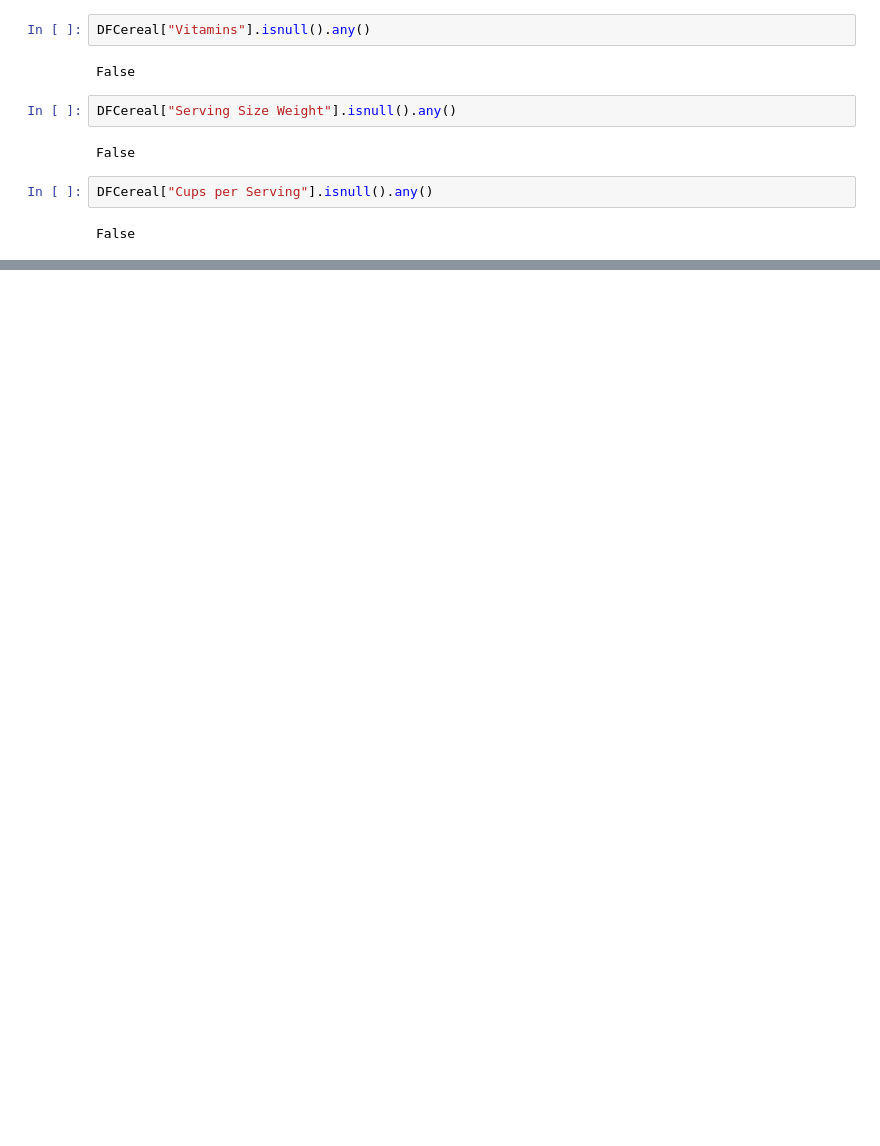
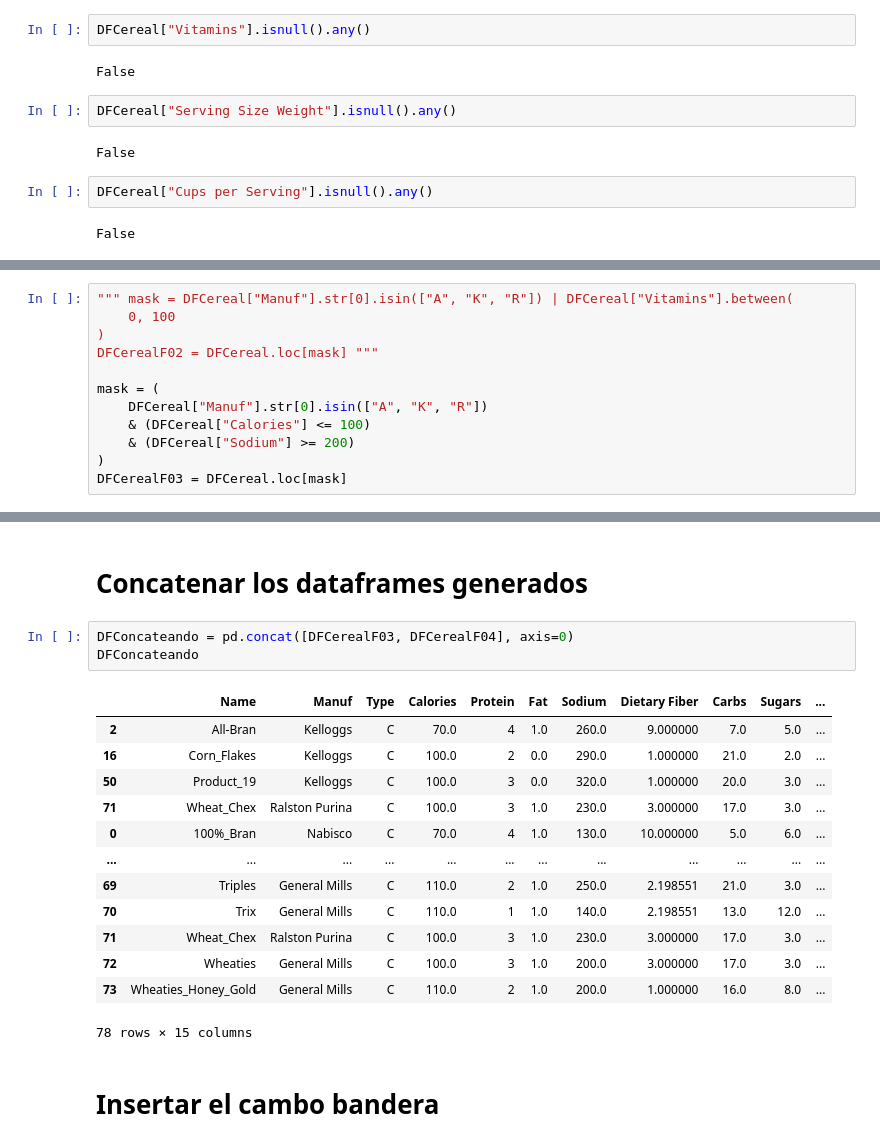
Before and after one commit to Kevin12-0/python-practics, a Jupyter notebook: ejecicios/notebook.ipynb, the cells around one changed output, grey strips where cells are left out. Saved outputs shown, nothing was run; the diff lists cells and outputs as text; blank space fills up the shorter version.

Commit message:
CAMPO BANDERA

```diff
--- a/ejecicios/notebook.ipynb
+++ b/ejecicios/notebook.ipynb
@@ -502,0 +629,12 @@ False
+# %%
+""" mask = DFCereal["Manuf"].str[0].isin(["A", "K", "R"]) | DFCereal["Vitamins"].between(
+    0, 100
+)
+DFCerealF02 = DFCereal.loc[mask] """
+
+mask = (
+    DFCereal["Manuf"].str[0].isin(["A", "K", "R"])
+    & (DFCereal["Calories"] <= 100)
+    & (DFCereal["Sodium"] >= 200)
+)
+DFCerealF03 = DFCereal.loc[mask]
@@ -502,0 +674,21 @@ False
+# %% [markdown]
+# Concatenar los dataframes generados
+# %%
+DFConcateando = pd.concat([DFCerealF03, DFCerealF04], axis=0)
+DFConcateando
+# %% [output]
+|  | Name | Manuf | Type | Calories | Protein | Fat | Sodium | Dietary Fiber | Carbs | Sugars | ... |
+| 2 | All-Bran | Kelloggs | C | 70.0 | 4 | 1.0 | 260.0 | 9.000000 | 7.0 | 5.0 | ... |
+| 16 | Corn_Flakes | Kelloggs | C | 100.0 | 2 | 0.0 | 290.0 | 1.000000 | 21.0 | 2.0 | ... |
+| 50 | Product_19 | Kelloggs | C | 100.0 | 3 | 0.0 | 320.0 | 1.000000 | 20.0 | 3.0 | ... |
+| 71 | Wheat_Chex | Ralston Purina | C | 100.0 | 3 | 1.0 | 230.0 | 3.000000 | 17.0 | 3.0 | ... |
+| 0 | 100%_Bran | Nabisco | C | 70.0 | 4 | 1.0 | 130.0 | 10.000000 | 5.0 | 6.0 | ... |
+| ... | ... | ... | ... | ... | ... | ... | ... | ... | ... | ... | ... |
+| 69 | Triples | General Mills | C | 110.0 | 2 | 1.0 | 250.0 | 2.198551 | 21.0 | 3.0 | ... |
+| 70 | Trix | General Mills | C | 110.0 | 1 | 1.0 | 140.0 | 2.198551 | 13.0 | 12.0 | ... |
+| 71 | Wheat_Chex | Ralston Purina | C | 100.0 | 3 | 1.0 | 230.0 | 3.000000 | 17.0 | 3.0 | ... |
+| 72 | Wheaties | General Mills | C | 100.0 | 3 | 1.0 | 200.0 | 3.000000 | 17.0 | 3.0 | ... |
+| 73 | Wheaties_Honey_Gold | General Mills | C | 110.0 | 2 | 1.0 | 200.0 | 1.000000 | 16.0 | 8.0 | ... |
+78 rows × 15 columns
+# %% [markdown]
+# Insertar el cambo bandera
```
Also changed, not shown: parts of 25 cells of this notebook, 1 other file.
